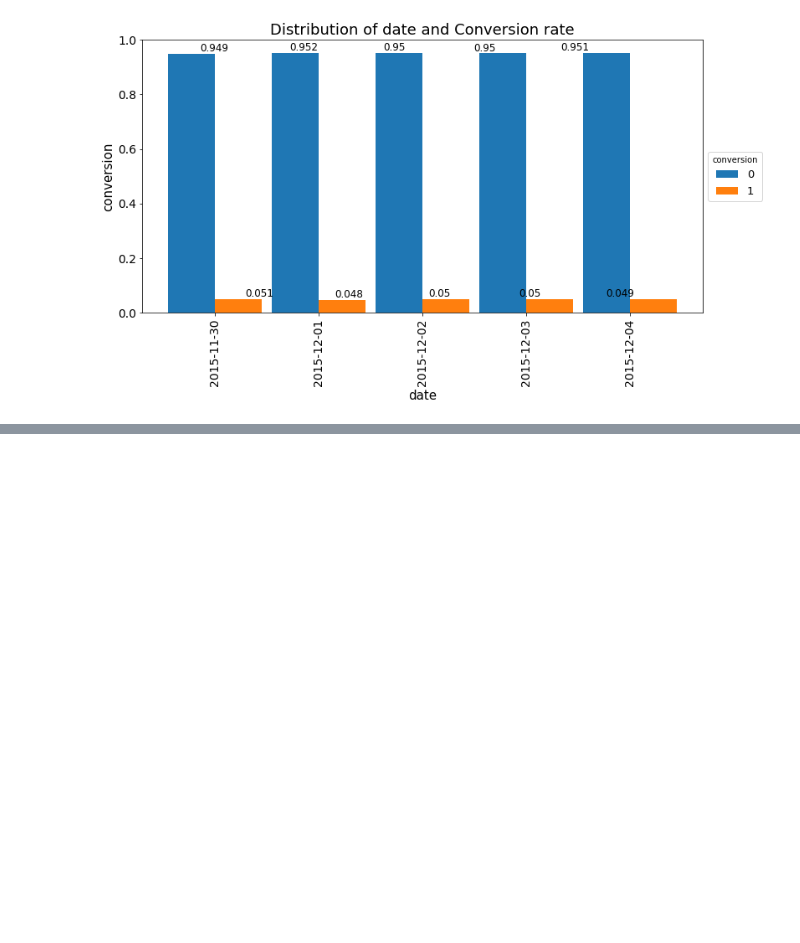
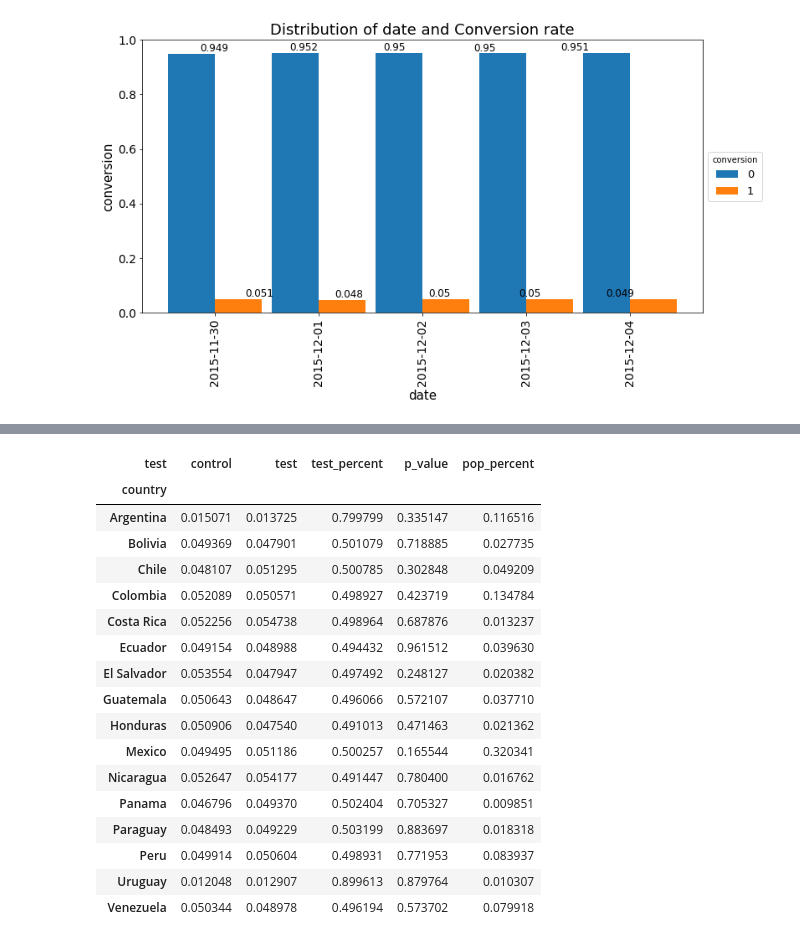
Before and after one commit to joyceft/TakeHomeDataChallenge, a Jupyter notebook: ABTesting/Spanish_ABtesting.ipynb, the cells around one changed output, grey strips where cells are left out. Saved outputs shown, nothing was run; the diff lists cells and outputs as text; code cells hidden in the pictures; blank space fills up the shorter version.

```diff
--- a/ABTesting/Spanish_ABtesting.ipynb
+++ b/ABTesting/Spanish_ABtesting.ipynb
@@ -400,0 +544,5 @@ Name: conversion, dtype: float64
+# %%
+country_c['pop_percent'] = data_new.groupby('country')['user_id'].count()/data_new.shape[0]
+# %%
+country_list = sorted(data_new.country.unique())
+country_list
@@ -400,0 +566,32 @@ Name: conversion, dtype: float64
+# %%
+def p_value(data, country):
+    p_list = []
+    for c in country:
+        #print (c)
+        test_1 = data.conversion[(data.country == c) & (data.test =='test')]
+        test_0 = data.conversion[(data.country == c) & (data.test =='control')]
+        p_list.append(stats.ttest_ind(test_1, test_0, equal_var = False)[1])
+    return p_list
+# %%
+country_c['p_value'] = p_value(data_new, country_list)
+# %%
+country_c
+# %% [output]
+| test | control | test | test_percent | p_value | pop_percent |
+| country |  |  |  |  |  |
+| Argentina | 0.015071 | 0.013725 | 0.799799 | 0.335147 | 0.116516 |
+| Bolivia | 0.049369 | 0.047901 | 0.501079 | 0.718885 | 0.027735 |
+| Chile | 0.048107 | 0.051295 | 0.500785 | 0.302848 | 0.049209 |
+| Colombia | 0.052089 | 0.050571 | 0.498927 | 0.423719 | 0.134784 |
+| Costa Rica | 0.052256 | 0.054738 | 0.498964 | 0.687876 | 0.013237 |
+| Ecuador | 0.049154 | 0.048988 | 0.494432 | 0.961512 | 0.039630 |
+| El Salvador | 0.053554 | 0.047947 | 0.497492 | 0.248127 | 0.020382 |
+| Guatemala | 0.050643 | 0.048647 | 0.496066 | 0.572107 | 0.037710 |
+| Honduras | 0.050906 | 0.047540 | 0.491013 | 0.471463 | 0.021362 |
+| Mexico | 0.049495 | 0.051186 | 0.500257 | 0.165544 | 0.320341 |
+| Nicaragua | 0.052647 | 0.054177 | 0.491447 | 0.780400 | 0.016762 |
+| Panama | 0.046796 | 0.049370 | 0.502404 | 0.705327 | 0.009851 |
+| Paraguay | 0.048493 | 0.049229 | 0.503199 | 0.883697 | 0.018318 |
+| Peru | 0.049914 | 0.050604 | 0.498931 | 0.771953 | 0.083937 |
+| Uruguay | 0.012048 | 0.012907 | 0.899613 | 0.879764 | 0.010307 |
+| Venezuela | 0.050344 | 0.048978 | 0.496194 | 0.573702 | 0.079918 |
```
Also changed, not shown: parts of 22 cells of this notebook.
